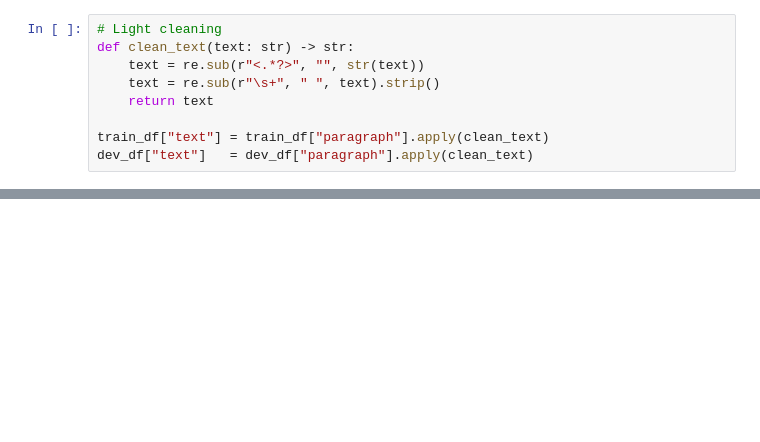
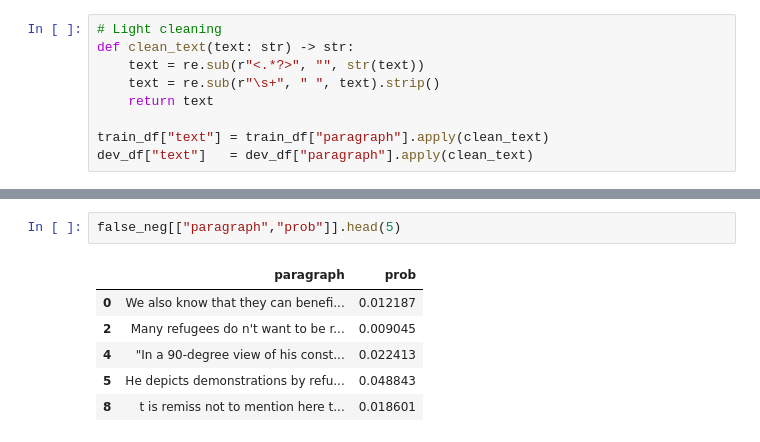
Before and after one commit to 15skumar/NLP_PCL_Coursework, a Jupyter notebook: BestModel /03_BestModel.ipynb, the cells around one changed output, grey strips where cells are left out. Drawn from its saved outputs; the diff is of its cells as text; blank space fills up the shorter version.

```diff
--- a/BestModel /03_BestModel.ipynb
+++ b/BestModel /03_BestModel.ipynb
@@ -288,0 +390,9 @@ files.download("../BestModel.zip")
+# %%
+false_neg[["paragraph","prob"]].head(5)
+# %% [output]
+|  | paragraph | prob |
+| 0 | We also know that they can benefi... | 0.012187 |
+| 2 | Many refugees do n't want to be r... | 0.009045 |
+| 4 | "In a 90-degree view of his const... | 0.022413 |
+| 5 | He depicts demonstrations by refu... | 0.048843 |
+| 8 | t is remiss not to mention here t... | 0.018601 |
```
Also changed, not shown: parts of 21 cells of this notebook.
